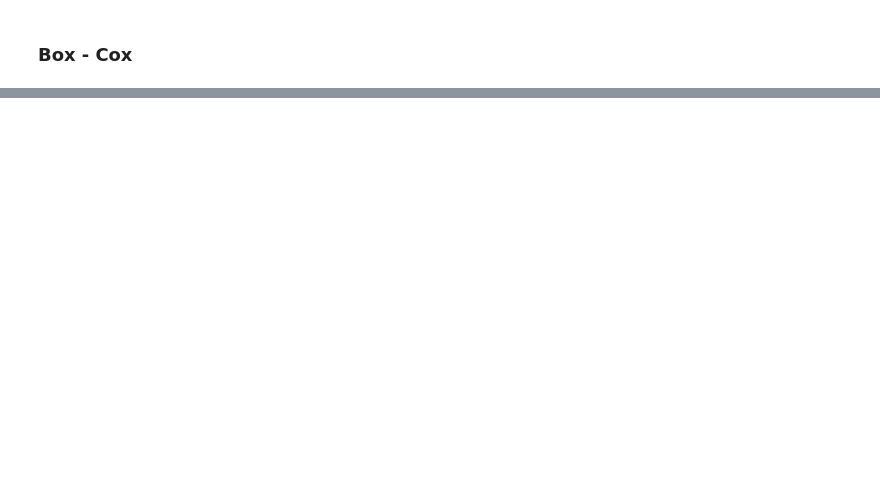
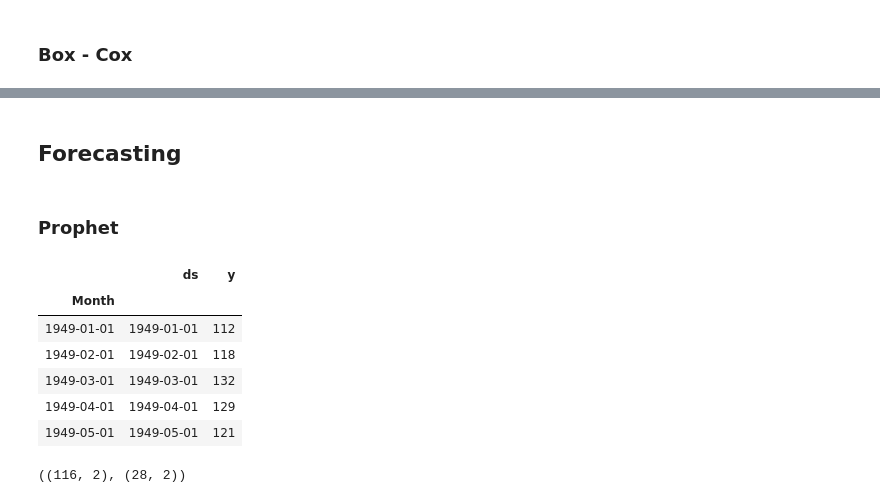
Before and after one commit to figelion/TS_AirPassengers, a Jupyter notebook: TS_AirPassengers.ipynb, the cells around one changed output, grey strips where cells are left out. Cells and saved outputs as stored; diff of their text form; code cells hidden in the pictures; blank space fills up the shorter version.

```diff
--- a/TS_AirPassengers.ipynb
+++ b/TS_AirPassengers.ipynb
@@ -140,0 +144,5 @@ df['#Passengers_log_diff'].dropna().iplot(title='log + diff')
+# %%
+n=1
+mean = df['#Passengers_log'].ewm(halflife=12, min_periods=0, adjust=True).mean()
+df['#Passengers_log_diff_ewm_mean'] = df['#Passengers_log'] - mean
+df['#Passengers_log_diff_ewm_mean'].dropna().iplot()
@@ -176,0 +283,4 @@ Lambda: 0.14802265137037945
+# %% [markdown]
+## Forecasting
+# %% [markdown]
+### Prophet
@@ -176,0 +289,25 @@ Lambda: 0.14802265137037945
+# %%
+df_proh = df[['#Passengers']]
+df_proh['Date'] = df_proh.index
+df_proh = df_proh[['Date', '#Passengers']]
+df_proh.columns = ['ds','y']
+df_proh.head()
+# %% [output]
+|  | ds | y |
+| Month |  |  |
+| 1949-01-01 | 1949-01-01 | 112 |
+| 1949-02-01 | 1949-02-01 | 118 |
+| 1949-03-01 | 1949-03-01 | 132 |
+| 1949-04-01 | 1949-04-01 | 129 |
+| 1949-05-01 | 1949-05-01 | 121 |
+# %%
+from sklearn.model_selection import TimeSeriesSplit
+
+tss = TimeSeriesSplit(n_splits = 4)
+
+for train_index, test_index in tss.split(df_proh):
+    df_proh_train, df_proh_test = df_proh.iloc[train_index, :], df_proh.iloc[test_index,:]
+
+df_proh_train.shape, df_proh_test.shape
+# %% [output]
+((116, 2), (28, 2))
```
Also changed, not shown: parts of 20 cells of this notebook.
